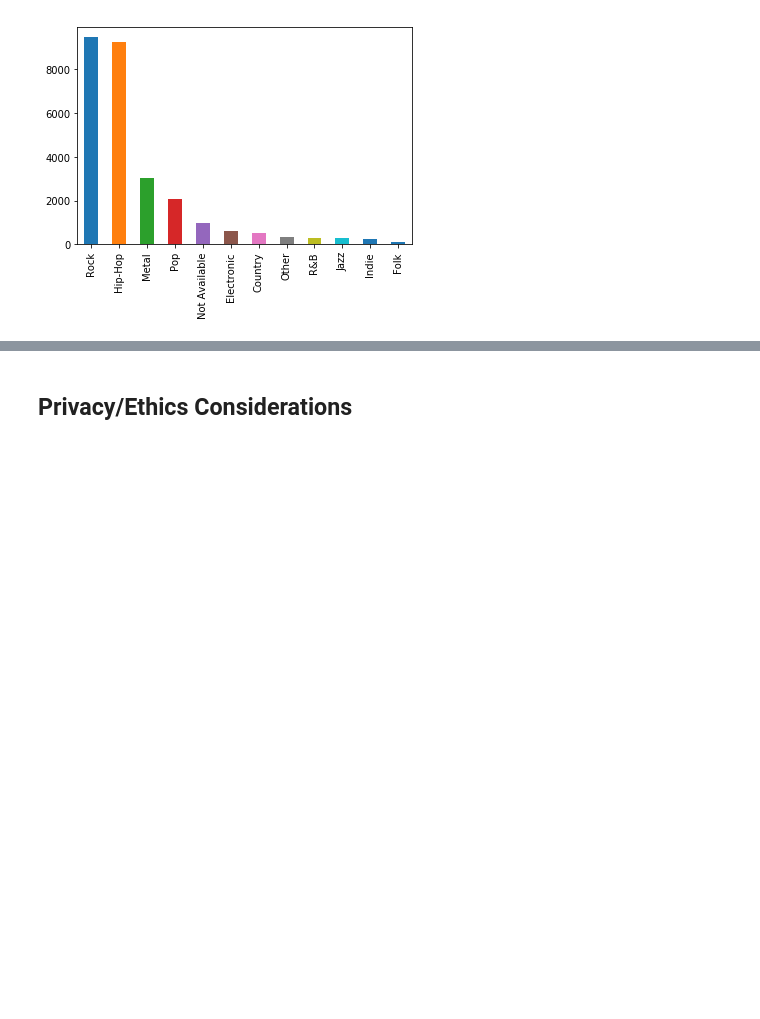
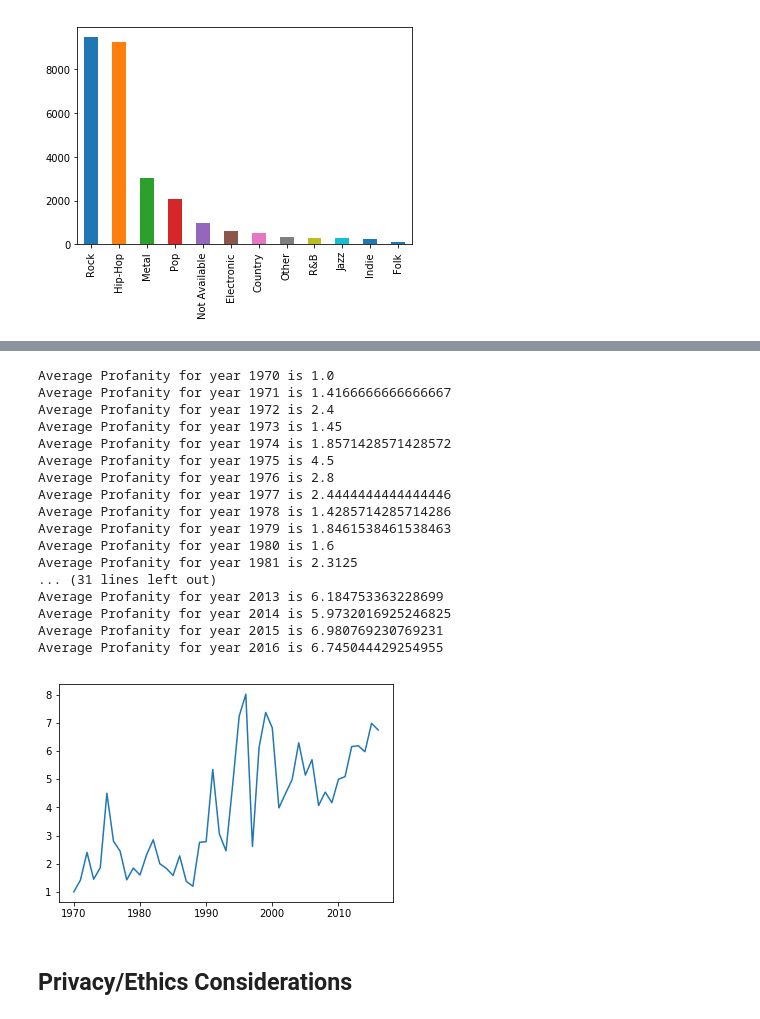
Before and after one commit to igneel73/Swearpop, a Jupyter notebook: Final Report.ipynb, the cells around one changed output, grey strips where cells are left out. Cells and saved outputs as stored; diff of their text form; code cells hidden in the pictures; blank space fills up the shorter version.

```diff
--- a/Final Report.ipynb
+++ b/Final Report.ipynb
@@ -294,3 +386,37 @@ f5 = plt.gcf()
+# %%
+# 3. year and prof
+year_vals = with_prof["year"].unique()
+year_vals = sorted(year_vals)
+
+avgs = []
+
+for year in year_vals:
+    subset = with_prof[with_prof["year"] == year]["prof"]
+    avg = subset.mean()
+    avgs.append(avg)
+    print("Average Profanity for year " + str(year) + " is " + str(avg))
+
+plt.plot(year_vals, avgs)
+plt.show()
+# %% [output]
+Average Profanity for year 1970 is 1.0
+Average Profanity for year 1971 is 1.4166666666666667
+Average Profanity for year 1972 is 2.4
+Average Profanity for year 1973 is 1.45
+Average Profanity for year 1974 is 1.8571428571428572
+Average Profanity for year 1975 is 4.5
+Average Profanity for year 1976 is 2.8
+Average Profanity for year 1977 is 2.4444444444444446
+Average Profanity for year 1978 is 1.4285714285714286
+Average Profanity for year 1979 is 1.8461538461538463
+Average Profanity for year 1980 is 1.6
+Average Profanity for year 1981 is 2.3125
+... (31 lines left out)
+Average Profanity for year 2013 is 6.184753363228699
+Average Profanity for year 2014 is 5.9732016925246825
+Average Profanity for year 2015 is 6.980769230769231
+Average Profanity for year 2016 is 6.745044429254955
+[figure, added]
 # %% [markdown]
 ## Privacy/Ethics Considerations
 # %% [markdown]
```
Also changed, not shown: parts of 9 cells of this notebook.
